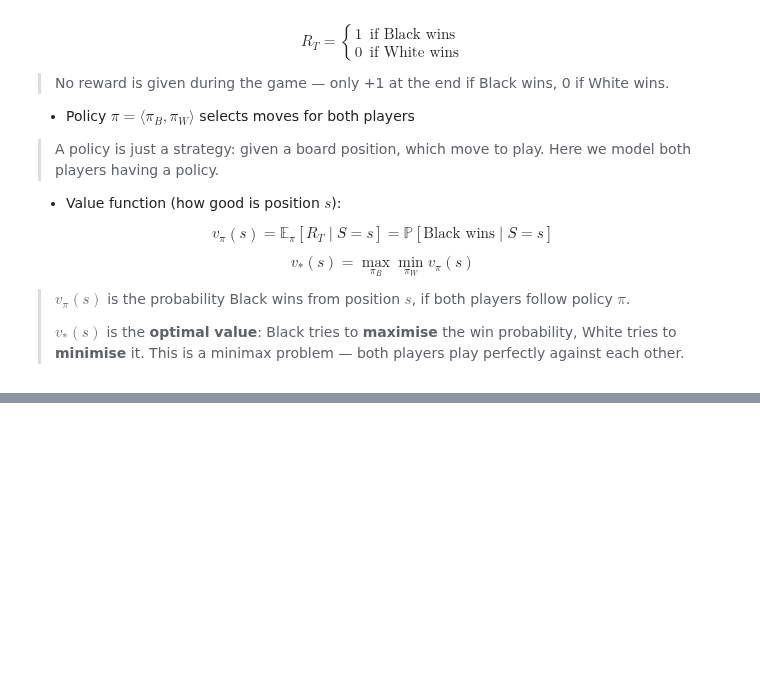
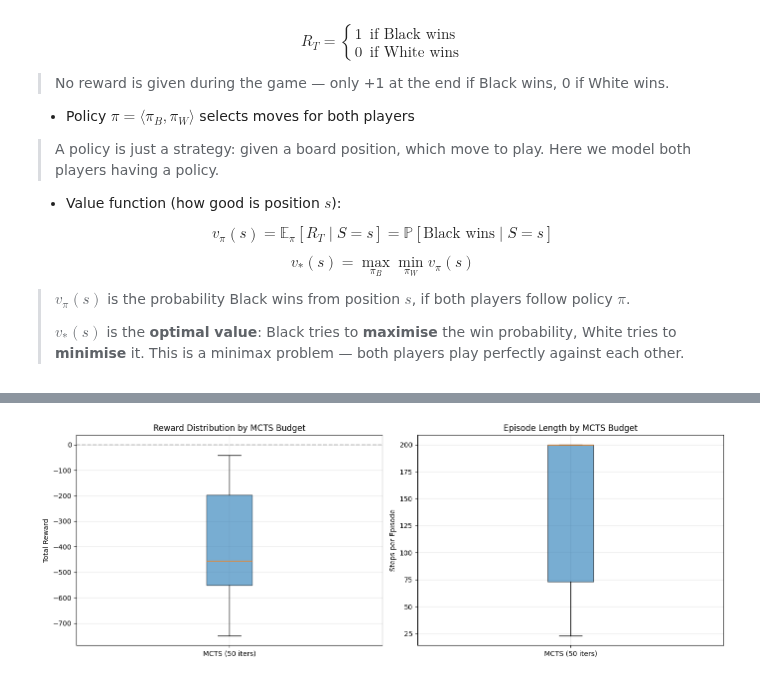
Before and after one commit to jean-kunz/cop_rl, a Jupyter notebook: nbks/1_8_intg_learning_planning.ipynb, the cells around one changed output, grey strips where cells are left out. Saved outputs shown, nothing was run; the diff lists cells and outputs as text; code cells hidden in the pictures; blank space fills up the shorter version.

```diff
--- a/nbks/1_8_intg_learning_planning.ipynb
+++ b/nbks/1_8_intg_learning_planning.ipynb
@@ -1179,0 +1345,16 @@ After many iterations, pick the child of the root with the **highest visit count
+# %%
+env = gym.make("Taxi-v3")
+n_states = env.observation_space.n  # 500
+n_actions = env.action_space.n  # 6
+env_P = env.unwrapped.P  # known transition model
+
+print(f"States: {n_states}, Actions: {n_actions}")
+print(f"Action mapping: 0=south, 1=north, 2=east, 3=west, 4=pickup, 5=dropoff")
+
+# Show a sample transition
+sample_state = 328
+sample_action = 4  # pickup
+print(
+    f"\nSample transition: P[{sample_state}][{sample_action}] = {env_P[sample_state][sample_action]}"
+)
+print("Format: (probability, next_state, reward, done)")
@@ -1179,0 +1438,33 @@ After many iterations, pick the child of the root with the **highest visit count
+# %%
+# --- Visualize results ---
+fig, axes = plt.subplots(1, 2, figsize=(14, 5))
+colors = ["#1f77b4", "#ff7f0e", "#2ca02c"]
+
+# --- Left: reward distribution ---
+ax = axes[0]
+data = [results[label]["rewards"] for label, _ in configs]
+labels = [label for label, _ in configs]
+bp = ax.boxplot(data, labels=labels, patch_artist=True)
+for patch, color in zip(bp["boxes"], colors):
+    patch.set_facecolor(color)
+    patch.set_alpha(0.6)
+ax.set_ylabel("Total Reward")
+ax.set_title("Reward Distribution by MCTS Budget")
+ax.axhline(y=0, color="gray", linestyle="--", alpha=0.5)
+ax.grid(True, alpha=0.3)
+
+# --- Right: steps distribution ---
+ax = axes[1]
+data = [results[label]["steps"] for label, _ in configs]
+bp = ax.boxplot(data, labels=labels, patch_artist=True)
+for patch, color in zip(bp["boxes"], colors):
+    patch.set_facecolor(color)
+    patch.set_alpha(0.6)
+ax.set_ylabel("Steps per Episode")
+ax.set_title("Episode Length by MCTS Budget")
+ax.grid(True, alpha=0.3)
+
+plt.tight_layout()
+plt.show()
+# %% [output]
+[figure, added]
```
Also changed, not shown: parts of 14 cells of this notebook, 2 other files.
